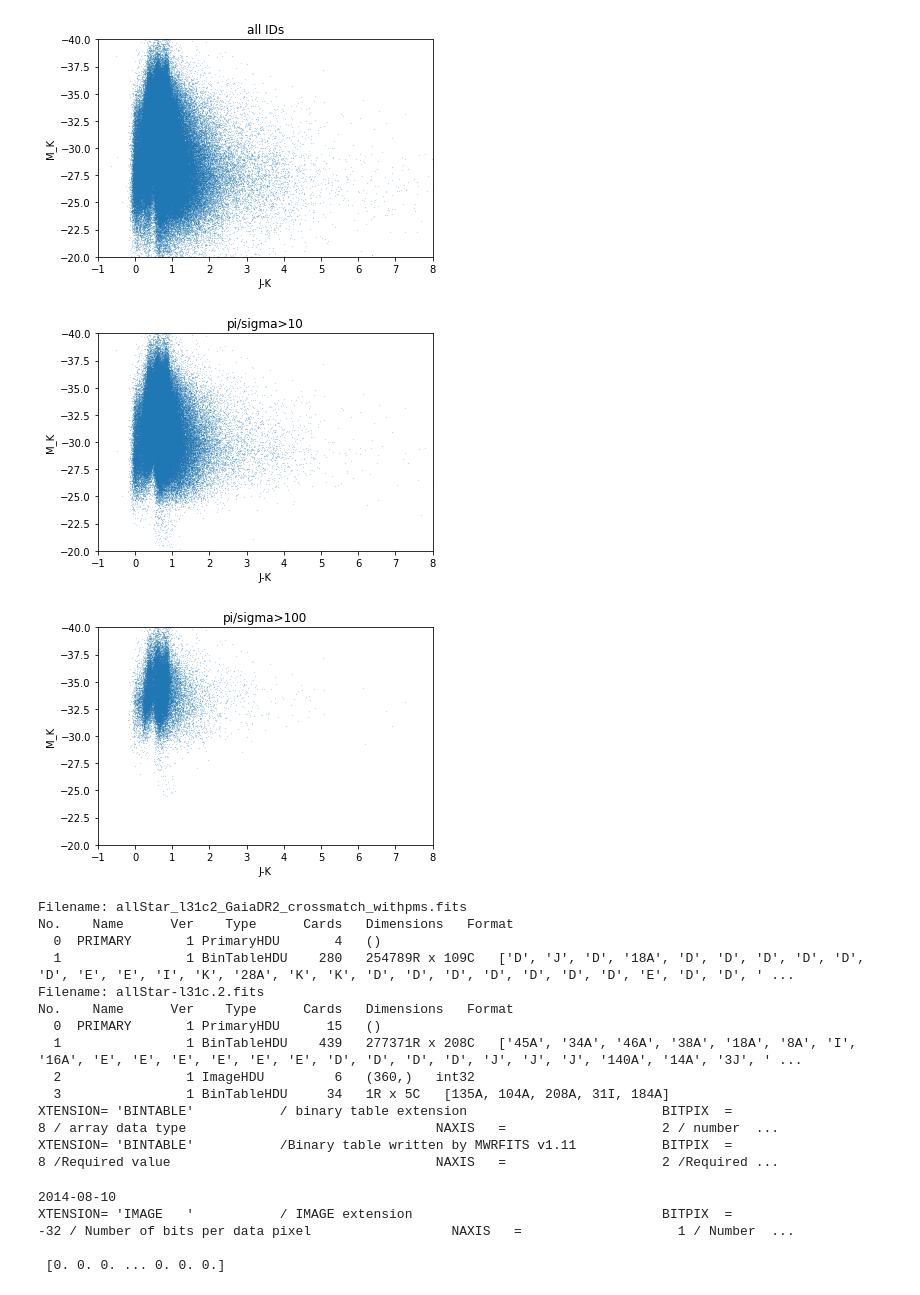
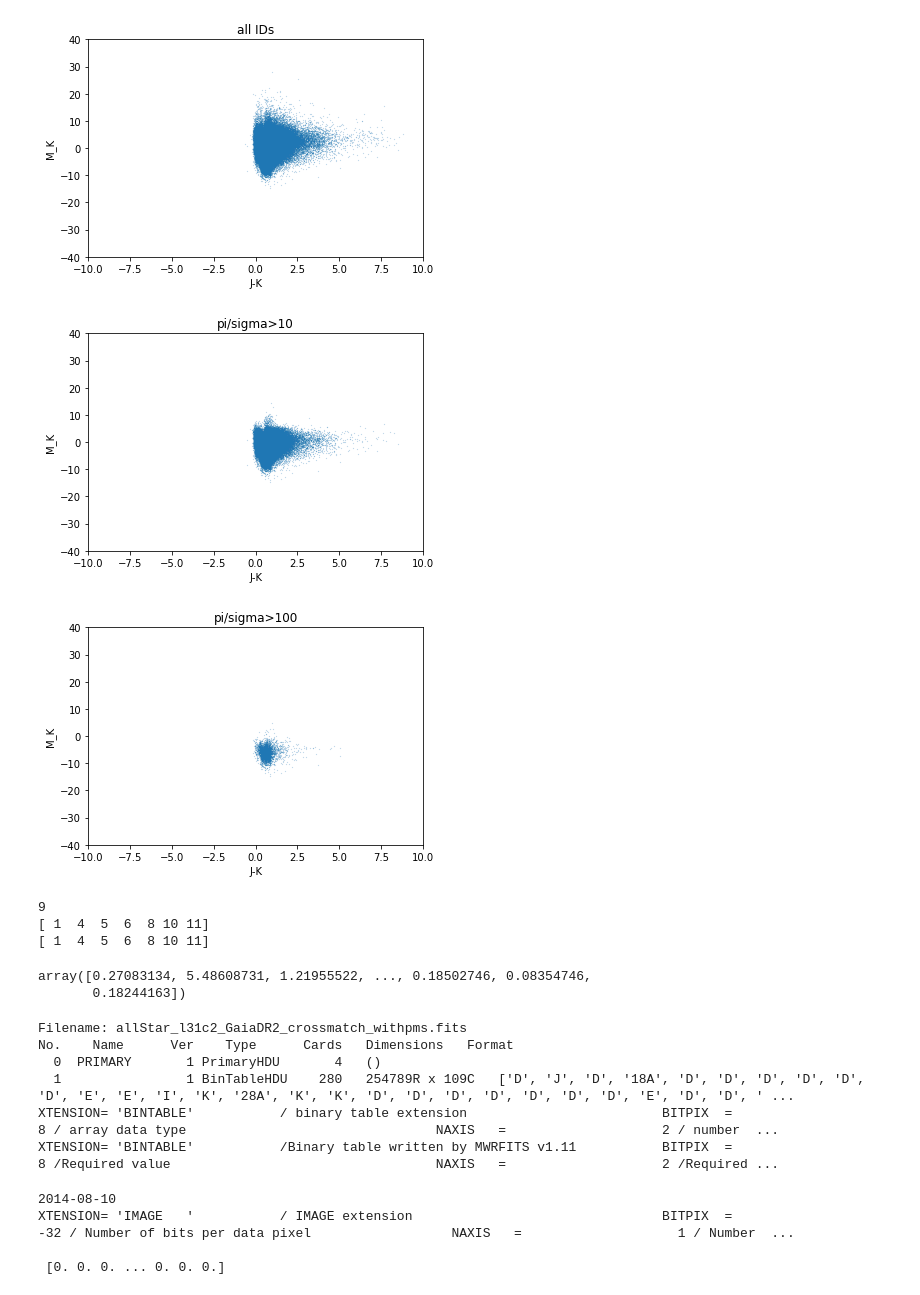
Before and after one commit to mscoggs/astro_ml, a Jupyter notebook: labels_scoggins.ipynb, the cells around one changed output. Drawn from its saved outputs; the diff is of its cells as text; code cells hidden in the pictures.

Commit message:
indexsorter almsot works

```diff
--- a/labels_scoggins.ipynb
+++ b/labels_scoggins.ipynb
@@ -30,8 +30,8 @@ def make_JmK_vs_MK(xaxis, yaxis, title, xtitle, ytitle):
     plt.title(title)
     plt.xlabel(xtitle)
     plt.ylabel(ytitle)
-    plt.ylim(-20,-40)
-    plt.xlim(-1,8)
+    plt.ylim(-40,40)
+    plt.xlim(-10,10)
     plt.scatter(xaxis, yaxis, s=0.01)
     plt.show()
 # %%
@@ -43,45 +43,71 @@ HDU2 = fits.open(JKH)
 ID1 = HDU1[1].data['APOGEE_ID']
 ID2 = HDU2[1].data['APOGEE_ID']
 ID_min = min(len(ID1), len(ID2))
+
 #get rid of the IDs not in both
+
 ID1 = np.sort(ID1)
 ID2 = np.sort(ID2)
 ID1_index, ID2_index = find_indices(ID1,ID2,ID_min)
 
 
 parallax = HDU1[1].data['parallax'][ID1_index]
-distance = .001/parallax
+
+distance = 1/(.001*parallax)
 distance_mod = 5*np.log10(distance)-5
 K_app = HDU2[1].data['K'][ID2_index]
 J_app = HDU2[1].data['J'][ID2_index]
 K_abs = distance_mod-K_app
 J_abs = distance_mod-J_app
 make_JmK_vs_MK(J_app-K_app, K_abs, "all IDs", "J-K", "M_K")
 
 
 par_over_error = HDU1[1].data['parallax_over_error'][ID1_index]
 sort = np.where(par_over_error>10)
 K_app10 = K_app[sort]
 J_app10 = J_app[sort]
 K_abs10 = K_abs[sort]
 J_abs10 = J_abs[sort]
 make_JmK_vs_MK( J_app10-K_app10, K_abs10, "pi/sigma>10", "J-K", "M_K")
 
 
 par_over_error = HDU1[1].data['parallax_over_error'][ID1_index]
-sort = np.where(par_over_error>100)
+sort = np.where(par_over_error>300)
 K_app100 = K_app[sort]
 J_app100 = J_app[sort]
 K_abs100 = K_abs[sort]
 J_abs100 = J_abs[sort]
 make_JmK_vs_MK( J_app100-K_app100, K_abs100, "pi/sigma>100", "J-K", "M_K")
 # %% [output]
-[figure, old version]
+[figure, new version]
-[figure, old version]
+[figure, new version]
-[figure, old version]
+[figure, new version]
+# %%
+#demonstrating the sort function works, but it doesn't entirely. Last index
+test1 = [1,2,4,5,6,8,10,11,14]
+test2 = [1,3,4,5,6,7,8,10,11,12,14,15]
+testlen = min(len(test1), len(test2))
+print(testlen)
+test1 = np.sort(test1)
+test2 = np.sort(test2)
+test_index1, test_index2 = find_indices(test1,test2,testlen)
+
+new1 = test1[test_index1]
+new2 = test2[test_index2]
+
+print(new1)
+print(new2)
+# %% [output]
+9
+[ 1  4  5  6  8 10 11]
+[ 1  4  5  6  8 10 11]
+# %%
+HDU1[1].data['parallax']
+# %% [output]
+array([0.27083134, 5.48608731, 1.21955522, ..., 0.18502746, 0.08354746,
+       0.18244163])
 # %%
 HDU1.info()
-HDU2.info()
 print(HDU1[1].header)
 print(HDU2[1].header)
 # %% [output]
@@ -89,12 +115,6 @@ Filename: allStar_l31c2_GaiaDR2_crossmatch_withpms.fits
 No.    Name      Ver    Type      Cards   Dimensions   Format
   0  PRIMARY       1 PrimaryHDU       4   ()
   1                1 BinTableHDU    280   254789R x 109C   ['D', 'J', 'D', '18A', 'D', 'D', 'D', 'D', 'D', 'D', 'E', 'E', 'I', 'K', '28A', 'K', 'K', 'D', 'D', 'D', 'D', 'D', 'D', 'D', 'E', 'D', 'D', ' ...
-Filename: allStar-l31c.2.fits
-No.    Name      Ver    Type      Cards   Dimensions   Format
-  0  PRIMARY       1 PrimaryHDU      15   ()
-  1                1 BinTableHDU    439   277371R x 208C   ['45A', '34A', '46A', '38A', '18A', '8A', 'I', '16A', 'E', 'E', 'E', 'E', 'E', 'E', 'D', 'D', 'D', 'D', 'J', 'J', 'J', '140A', '14A', '3J', ' ...
-  2                1 ImageHDU         6   (360,)   int32
-  3                1 BinTableHDU     34   1R x 5C   [135A, 104A, 208A, 31I, 184A]
 XTENSION= 'BINTABLE'           / binary table extension                         BITPIX  =                    8 / array data type                                NAXIS   =                    2 / number  ...
 XTENSION= 'BINTABLE'           /Binary table written by MWRFITS v1.11           BITPIX  =                    8 /Required value                                  NAXIS   =                    2 /Required ...
 # %%
```
